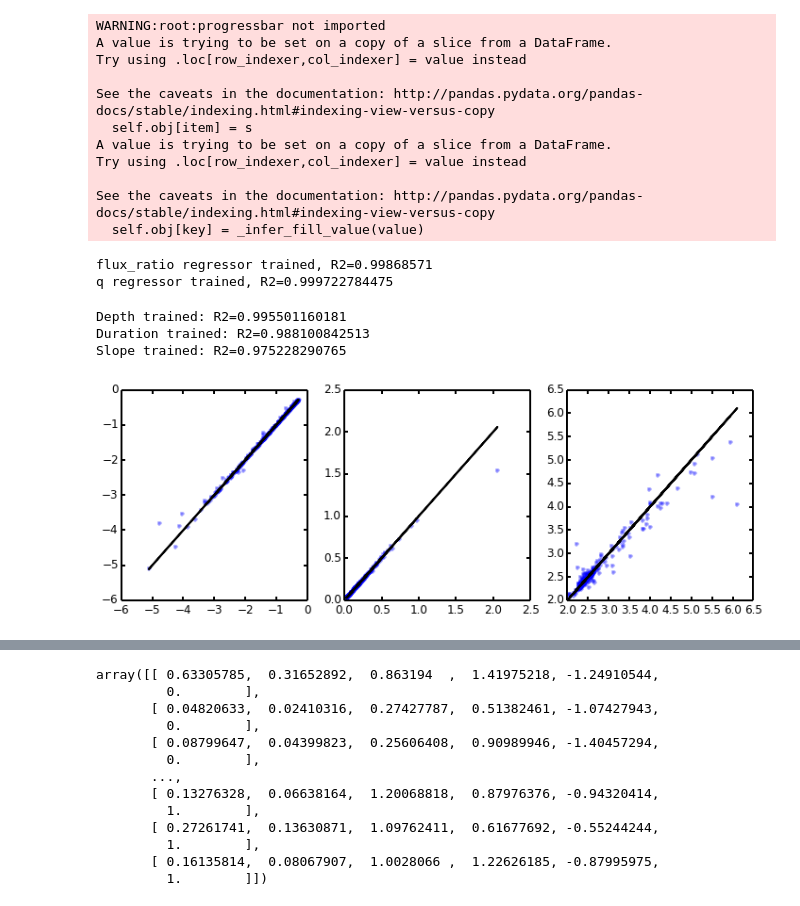
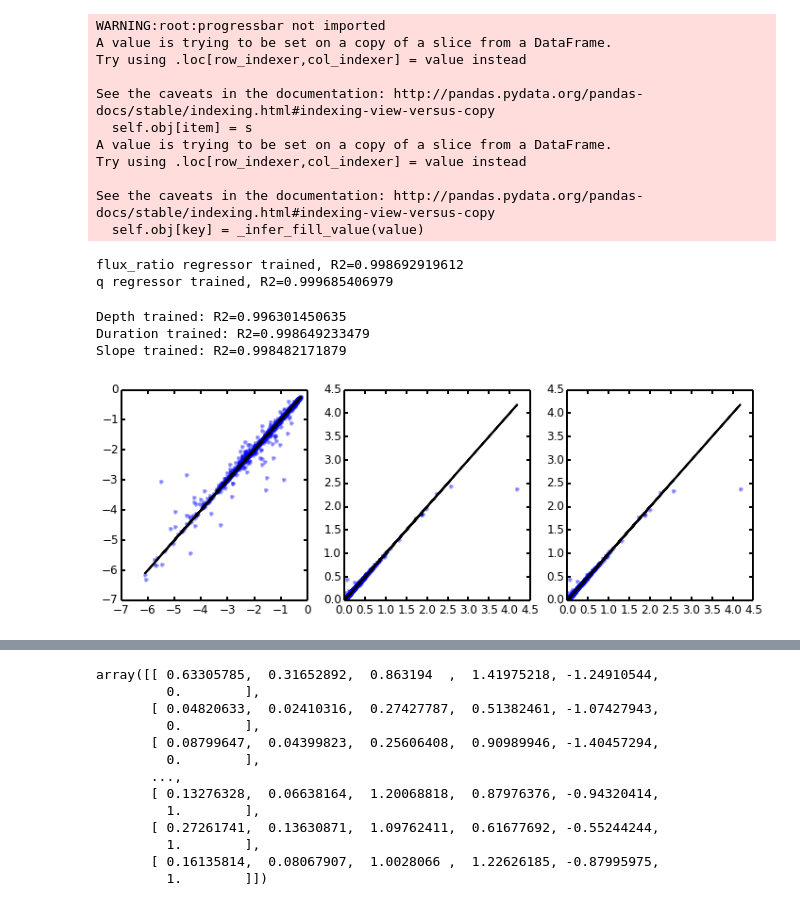
Before and after one commit to timothydmorton/exosyspop, a Jupyter notebook: Exploration.ipynb, the cells around one changed output, grey strips where cells are left out. Drawn from its saved outputs; the diff is of its cells as text; code cells hidden in the pictures.

```diff
--- a/Exploration.ipynb
+++ b/Exploration.ipynb
@@ -385,18 +385,14 @@ len(Xtest)
 # %% [output]
 26796
 # %%
-from isochrones.dartmouth import Dartmouth_Isochrone
-dar = Dartmouth_Isochrone()
-dar.radius(1,9.5,0)
-
 import sys
 sys.path.append('/u/tdm/repositories/peerless/prediction')
 sys.path.append('/u/tdm/repositories/peerless')
 
-from sims import BinaryPopulation
+from exosyspop.populations import KeplerBinaryPopulation
 from targets import targets
 
-pop = BinaryPopulation(targets, fB=0.4)
+pop = KeplerBinaryPopulation(targets, fB=0.4)
 # %% [output]
 WARNING:root:progressbar not imported
 A value is trying to be set on a copy of a slice from a DataFrame.
@@ -413,13 +409,13 @@ See the caveats in the documentation: http://pandas.pydata.org/pandas-docs/stabl
 %matplotlib inline
 pop._train_pipelines(plot=False, n_estimators=10)
 # %% [output]
-flux_ratio regressor trained, R2=0.99868571
-q regressor trained, R2=0.999722784475
+flux_ratio regressor trained, R2=0.998692919612
+q regressor trained, R2=0.999685406979
 # %%
-pop._train_trap('period > 5', N=1000, plot=True)
+pop._train_trap('period > 1', N=10000, plot=True)
 # %% [output]
-Depth trained: R2=0.995501160181
-Duration trained: R2=0.988100842513
-Slope trained: R2=0.975228290765
+Depth trained: R2=0.996301450635
+Duration trained: R2=0.998649233479
+Slope trained: R2=0.998482171879
-[figure, old version]
+[figure, new version]
 # %%
```
Also changed, not shown: parts of 3 cells of this notebook, 3 other files.
